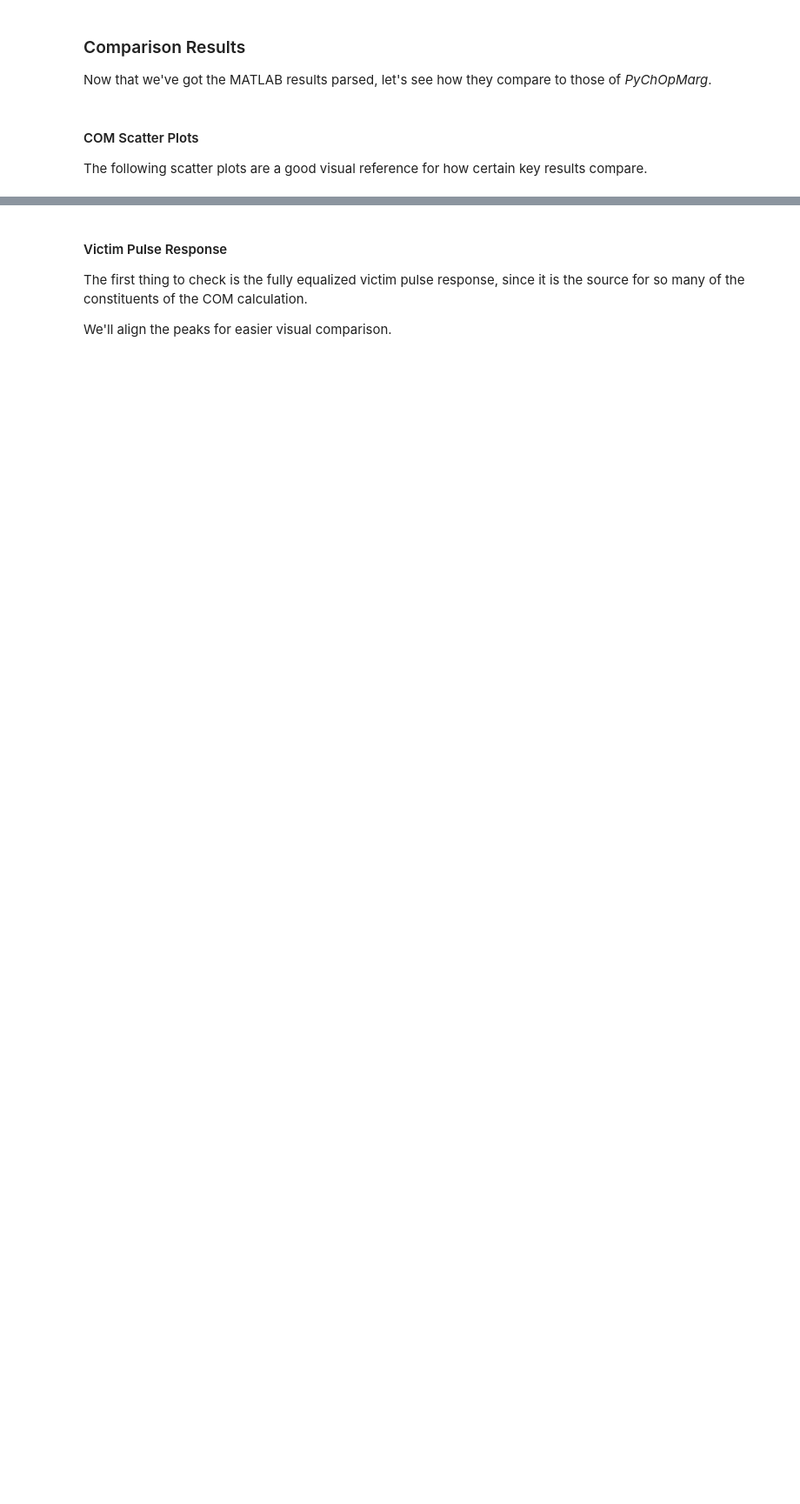
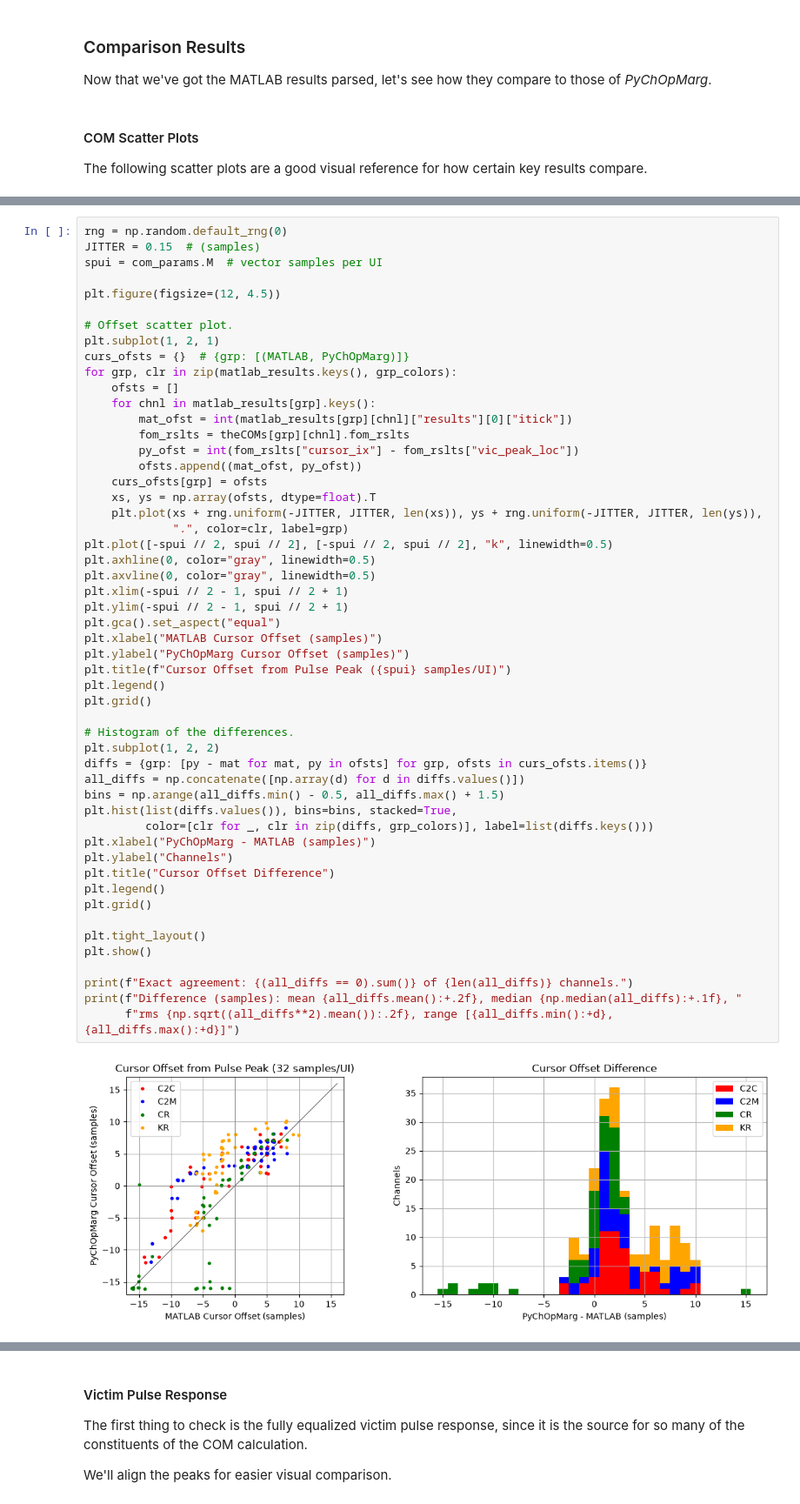
Before and after one commit to capn-freako/PyChOpMarg, a Jupyter notebook: notebook/PyChOpMarg_vs_MATLAB.ipynb, the cells around one changed output, grey strips where cells are left out. Shown at 87% size. Drawn from its saved outputs; the diff is of its cells as text; blank space fills up the shorter version.

```diff
--- a/notebook/PyChOpMarg_vs_MATLAB.ipynb
+++ b/notebook/PyChOpMarg_vs_MATLAB.ipynb
@@ -470,0 +466,54 @@ That caveat notwithstanding, the match seems pretty good.
+# %%
+rng = np.random.default_rng(0)
+JITTER = 0.15  # (samples)
+spui = com_params.M  # vector samples per UI
+
+plt.figure(figsize=(12, 4.5))
+
+# Offset scatter plot.
+plt.subplot(1, 2, 1)
+curs_ofsts = {}  # {grp: [(MATLAB, PyChOpMarg)]}
+for grp, clr in zip(matlab_results.keys(), grp_colors):
+    ofsts = []
+    for chnl in matlab_results[grp].keys():
+        mat_ofst = int(matlab_results[grp][chnl]["results"][0]["itick"])
+        fom_rslts = theCOMs[grp][chnl].fom_rslts
+        py_ofst = int(fom_rslts["cursor_ix"] - fom_rslts["vic_peak_loc"])
+        ofsts.append((mat_ofst, py_ofst))
+    curs_ofsts[grp] = ofsts
+    xs, ys = np.array(ofsts, dtype=float).T
+    plt.plot(xs + rng.uniform(-JITTER, JITTER, len(xs)), ys + rng.uniform(-JITTER, JITTER, len(ys)),
+             ".", color=clr, label=grp)
+plt.plot([-spui // 2, spui // 2], [-spui // 2, spui // 2], "k", linewidth=0.5)
+plt.axhline(0, color="gray", linewidth=0.5)
+plt.axvline(0, color="gray", linewidth=0.5)
+plt.xlim(-spui // 2 - 1, spui // 2 + 1)
+plt.ylim(-spui // 2 - 1, spui // 2 + 1)
+plt.gca().set_aspect("equal")
+plt.xlabel("MATLAB Cursor Offset (samples)")
+plt.ylabel("PyChOpMarg Cursor Offset (samples)")
+plt.title(f"Cursor Offset from Pulse Peak ({spui} samples/UI)")
+plt.legend()
+plt.grid()
+
+# Histogram of the differences.
+plt.subplot(1, 2, 2)
+diffs = {grp: [py - mat for mat, py in ofsts] for grp, ofsts in curs_ofsts.items()}
+all_diffs = np.concatenate([np.array(d) for d in diffs.values()])
+bins = np.arange(all_diffs.min() - 0.5, all_diffs.max() + 1.5)
+plt.hist(list(diffs.values()), bins=bins, stacked=True,
+         color=[clr for _, clr in zip(diffs, grp_colors)], label=list(diffs.keys()))
+plt.xlabel("PyChOpMarg - MATLAB (samples)")
+plt.ylabel("Channels")
+plt.title("Cursor Offset Difference")
+plt.legend()
+plt.grid()
+
+plt.tight_layout()
+plt.show()
+
+print(f"Exact agreement: {(all_diffs == 0).sum()} of {len(all_diffs)} channels.")
+print(f"Difference (samples): mean {all_diffs.mean():+.2f}, median {np.median(all_diffs):+.1f}, "
+      f"rms {np.sqrt((all_diffs**2).mean()):.2f}, range [{all_diffs.min():+d}, {all_diffs.max():+d}]")
+# %% [output]
+[figure, added]
```
Also changed, not shown: parts of 25 cells of this notebook, 2 other files.
